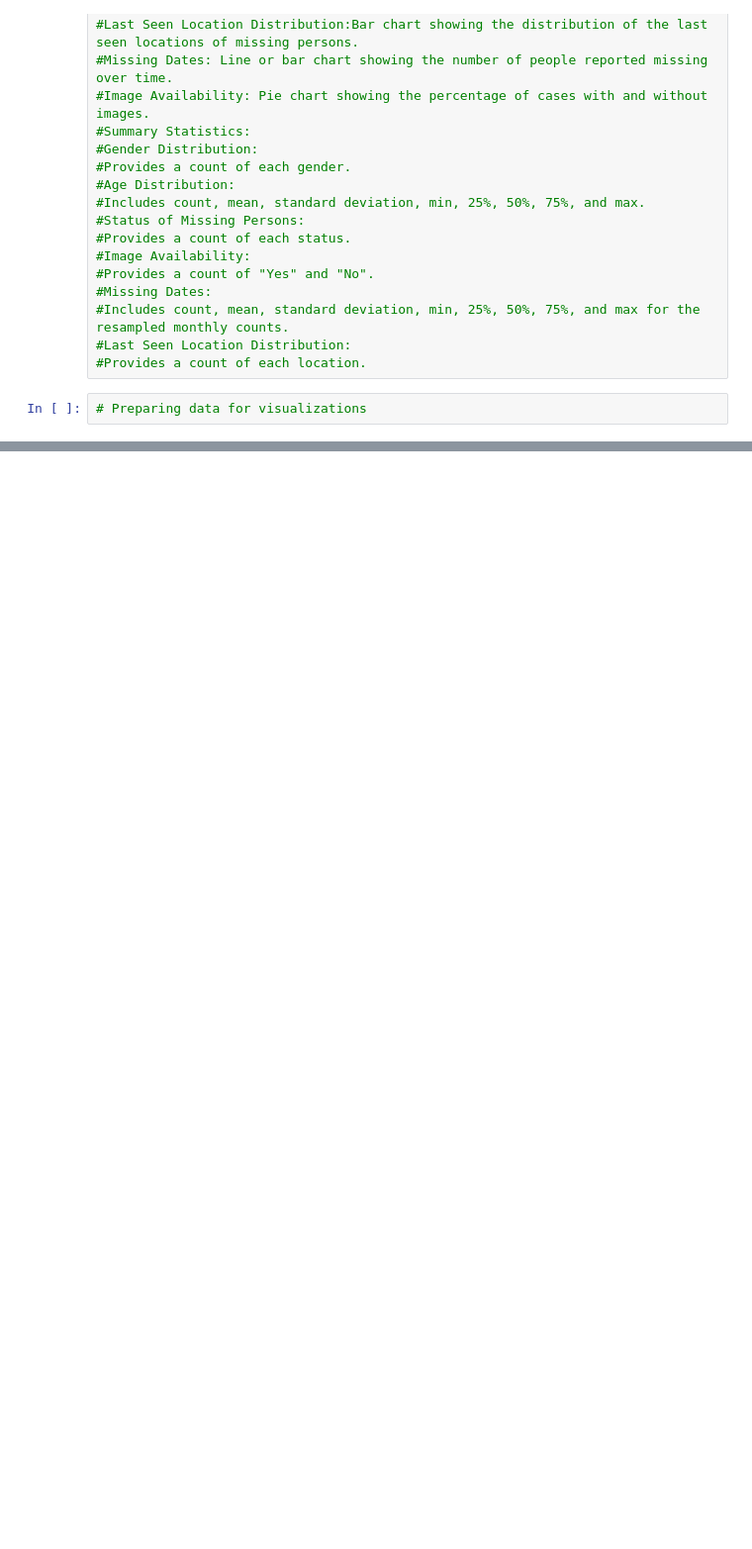
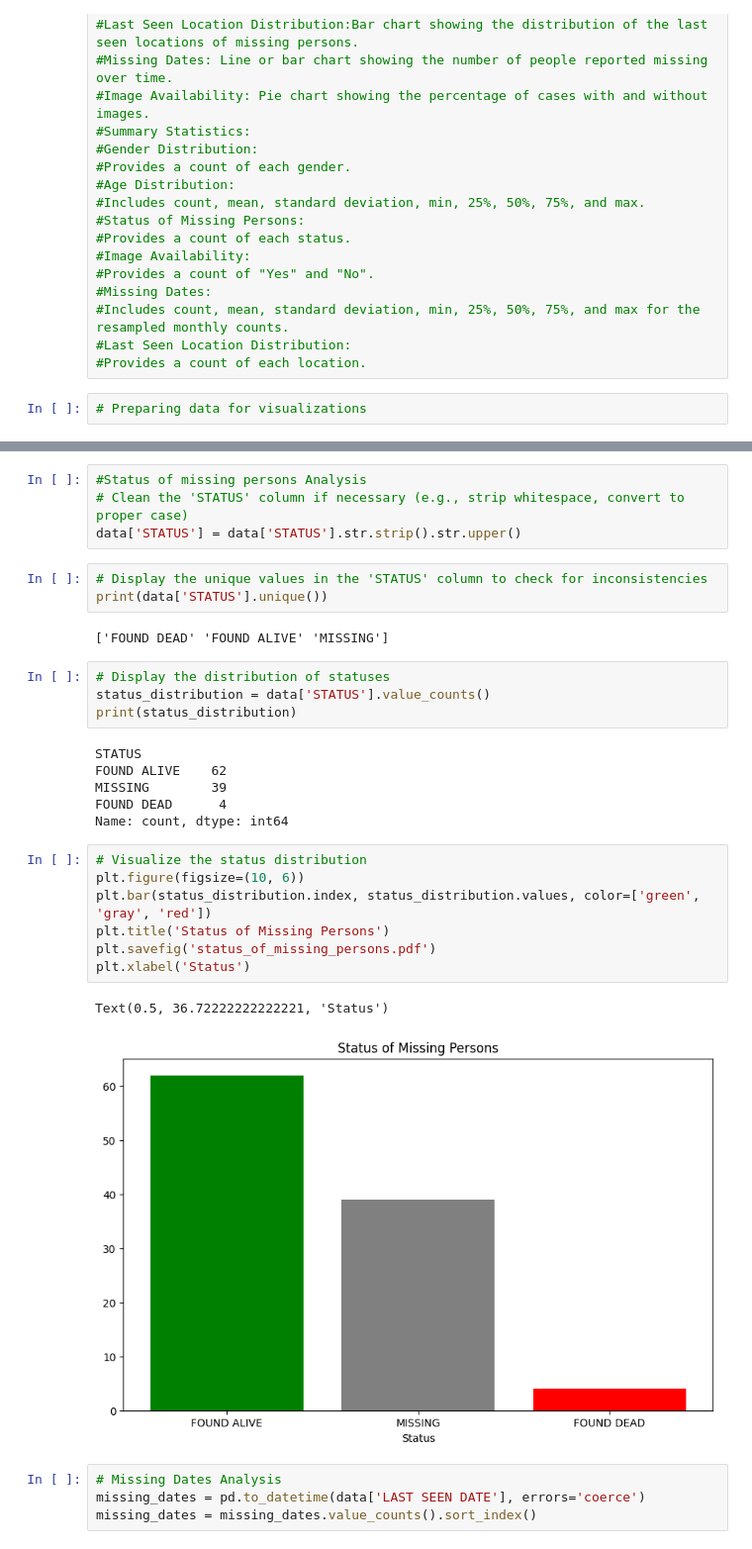
Before and after one commit to kumbi-the-peoples-baraza/Kumbi-Trace-Missing-Data-Analysis, a Jupyter notebook: Kumbi Trace Missing Data Analysis.ipynb, the cells around one changed output, grey strips where cells are left out. Shown at 99% size. Drawn from its saved outputs; the diff is of its cells as text; blank space fills up the shorter version.

```diff
--- a/Kumbi Trace Missing Data Analysis.ipynb
+++ b/Kumbi Trace Missing Data Analysis.ipynb
@@ -250,0 +182,33 @@ Name: count, dtype: float64
+# %%
+#Status of missing persons Analysis
+# Clean the 'STATUS' column if necessary (e.g., strip whitespace, convert to proper case)
+data['STATUS'] = data['STATUS'].str.strip().str.upper()
+# %%
+# Display the unique values in the 'STATUS' column to check for inconsistencies
+print(data['STATUS'].unique())
+# %% [output]
+['FOUND DEAD' 'FOUND ALIVE' 'MISSING']
+# %%
+# Display the distribution of statuses
+status_distribution = data['STATUS'].value_counts()
+print(status_distribution)
+# %% [output]
+STATUS
+FOUND ALIVE    62
+MISSING        39
+FOUND DEAD      4
+Name: count, dtype: int64
+# %%
+# Visualize the status distribution
+plt.figure(figsize=(10, 6))
+plt.bar(status_distribution.index, status_distribution.values, color=['green', 'gray', 'red'])
+plt.title('Status of Missing Persons')
+plt.savefig('status_of_missing_persons.pdf')
+plt.xlabel('Status')
+# %% [output]
+Text(0.5, 36.72222222222221, 'Status')
+[figure, added]
+# %%
+# Missing Dates Analysis
+missing_dates = pd.to_datetime(data['LAST SEEN DATE'], errors='coerce')
+missing_dates = missing_dates.value_counts().sort_index()
```
Also changed, not shown: parts of 54 cells of this notebook, 6 other files.
